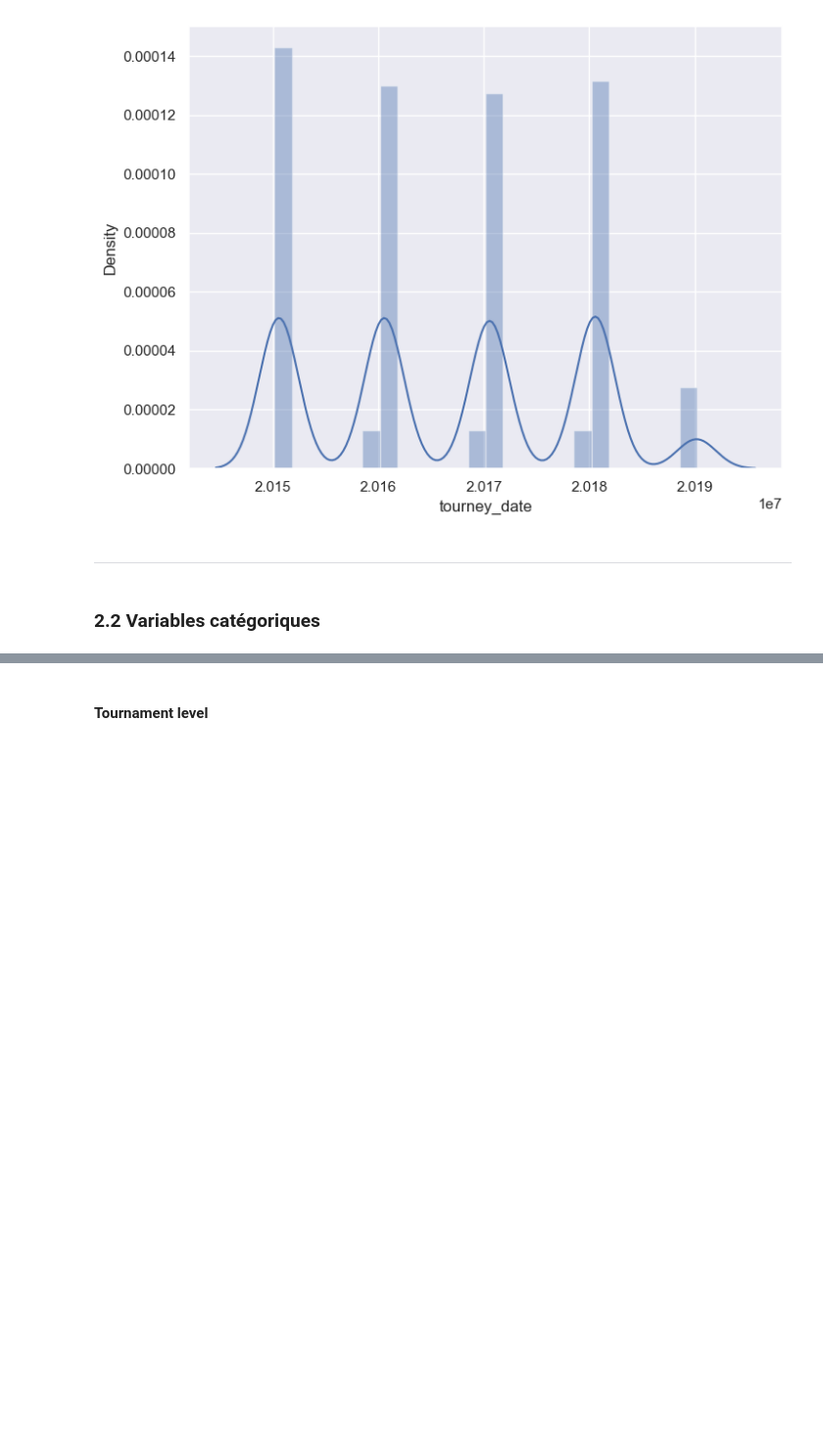
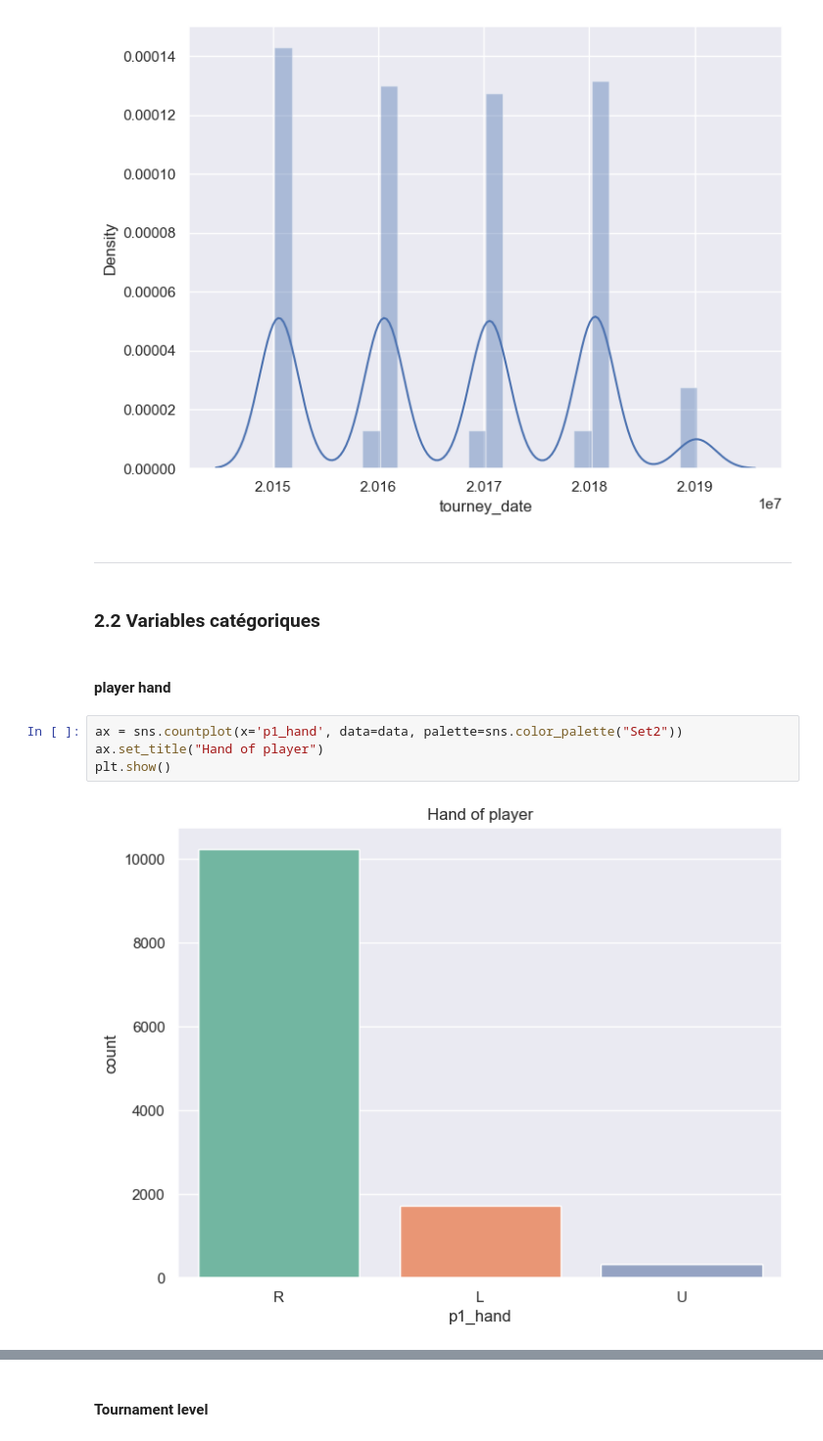
Before and after one commit to siwaar/Tennis_prediction, a Jupyter notebook: ABBES_Siwar_LBC_final_version.ipynb, the cells around one changed output, grey strips where cells are left out. Shown at 98% size. Cells and saved outputs as stored; diff of their text form; blank space fills up the shorter version.

```diff
--- a/ABBES_Siwar_LBC_final_version.ipynb
+++ b/ABBES_Siwar_LBC_final_version.ipynb
@@ -284,3 +284,11 @@ sns.distplot(data.tourney_date)
 --------------------------------------------------------------------------------------------
 # %% [markdown]
 ### 2.2 Variables catégoriques
+# %% [markdown]
+#### player hand
+# %%
+ax = sns.countplot(x='p1_hand', data=data, palette=sns.color_palette("Set2"))
+ax.set_title("Hand of player")
+plt.show()
+# %% [output]
+[figure, added]
```
Also changed, not shown: parts of 20 cells of this notebook, 4 other files.
